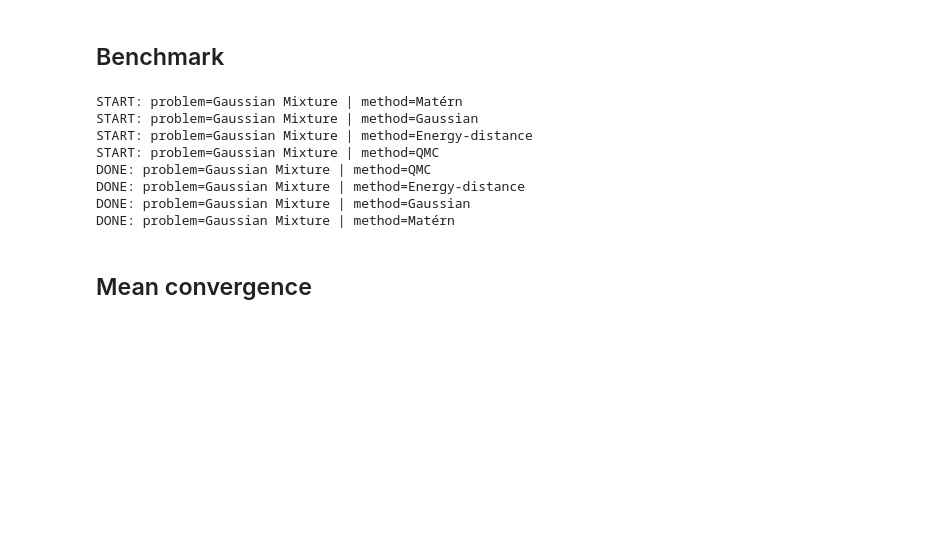
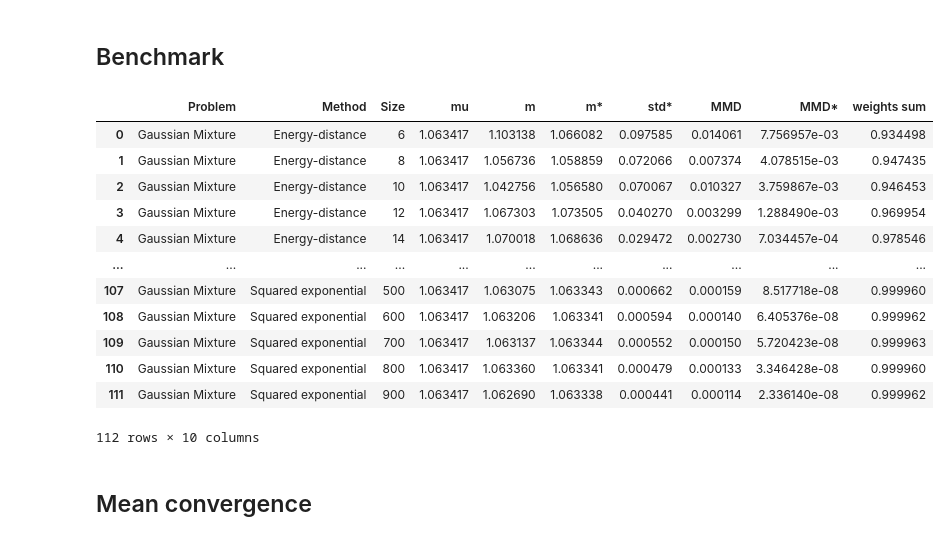
Before and after one commit to efekhari27/ctbenchmark, a Jupyter notebook: DataCentric/gaussian_mixture.ipynb, the cells around one changed output. Drawn from its saved outputs; the diff is of its cells as text; code cells hidden in the pictures; blank space fills up the shorter version.

```diff
--- a/DataCentric/gaussian_mixture.ipynb
+++ b/DataCentric/gaussian_mixture.ipynb
@@ -93,21 +93,26 @@ my_methods = ['Matérn', 'Gaussian', 'Energy-distance', 'QMC']
 bench = ctb.CentralTendencyBenchmark(my_methods, x_bench_sizes)
 # %%
-bench.scale_coefficient = 0.3
-df_benchmark = bench.run_benchmark([problem], candidate_set)
-df_benchmark = df_benchmark.reset_index()
-df_benchmark.to_csv('res/ct_benchmark_{}.csv'.format(problem_name), index=False)
+#bench.scale_coefficient = 0.3
+#df_benchmark = bench.run_benchmark([problem], candidate_set)
+#df_benchmark = df_benchmark.reset_index()
+#df_benchmark.to_csv('res/ct_benchmark_{}.csv'.format(problem_name), index=False)
-# %% [output]
-START: problem=Gaussian Mixture | method=Matérn
-START: problem=Gaussian Mixture | method=Gaussian
-START: problem=Gaussian Mixture | method=Energy-distance
-START: problem=Gaussian Mixture | method=QMC
-DONE: problem=Gaussian Mixture | method=QMC
-DONE: problem=Gaussian Mixture | method=Energy-distance
-DONE: problem=Gaussian Mixture | method=Gaussian
-DONE: problem=Gaussian Mixture | method=Matérn
 # %%
-#df_benchmark = pd.read_csv("res/ct_benchmark_Gaussian Mixture.csv")
-#df_benchmark
+df_benchmark = pd.read_csv("res/ct_benchmark_Gaussian Mixture.csv")
+df_benchmark
+# %% [output]
+|  | Problem | Method | Size | mu | m | m* | std* | MMD | MMD* | weights sum |
+| 0 | Gaussian Mixture | Energy-distance | 6 | 1.063417 | 1.103138 | 1.066082 | 0.097585 | 0.014061 | 7.756957e-03 | 0.934498 |
+| 1 | Gaussian Mixture | Energy-distance | 8 | 1.063417 | 1.056736 | 1.058859 | 0.072066 | 0.007374 | 4.078515e-03 | 0.947435 |
+| 2 | Gaussian Mixture | Energy-distance | 10 | 1.063417 | 1.042756 | 1.056580 | 0.070067 | 0.010327 | 3.759867e-03 | 0.946453 |
+| 3 | Gaussian Mixture | Energy-distance | 12 | 1.063417 | 1.067303 | 1.073505 | 0.040270 | 0.003299 | 1.288490e-03 | 0.969954 |
+| 4 | Gaussian Mixture | Energy-distance | 14 | 1.063417 | 1.070018 | 1.068636 | 0.029472 | 0.002730 | 7.034457e-04 | 0.978546 |
+| ... | ... | ... | ... | ... | ... | ... | ... | ... | ... | ... |
+| 107 | Gaussian Mixture | Squared exponential | 500 | 1.063417 | 1.063075 | 1.063343 | 0.000662 | 0.000159 | 8.517718e-08 | 0.999960 |
+| 108 | Gaussian Mixture | Squared exponential | 600 | 1.063417 | 1.063206 | 1.063341 | 0.000594 | 0.000140 | 6.405376e-08 | 0.999962 |
+| 109 | Gaussian Mixture | Squared exponential | 700 | 1.063417 | 1.063137 | 1.063344 | 0.000552 | 0.000150 | 5.720423e-08 | 0.999963 |
+| 110 | Gaussian Mixture | Squared exponential | 800 | 1.063417 | 1.063360 | 1.063341 | 0.000479 | 0.000133 | 3.346428e-08 | 0.999960 |
+| 111 | Gaussian Mixture | Squared exponential | 900 | 1.063417 | 1.062690 | 1.063338 | 0.000441 | 0.000114 | 2.336140e-08 | 0.999962 |
+112 rows × 10 columns
 # %% [markdown]
 ## Mean convergence
 # %%
```
Also changed, not shown: parts of 6 cells of this notebook, 32 other files.
